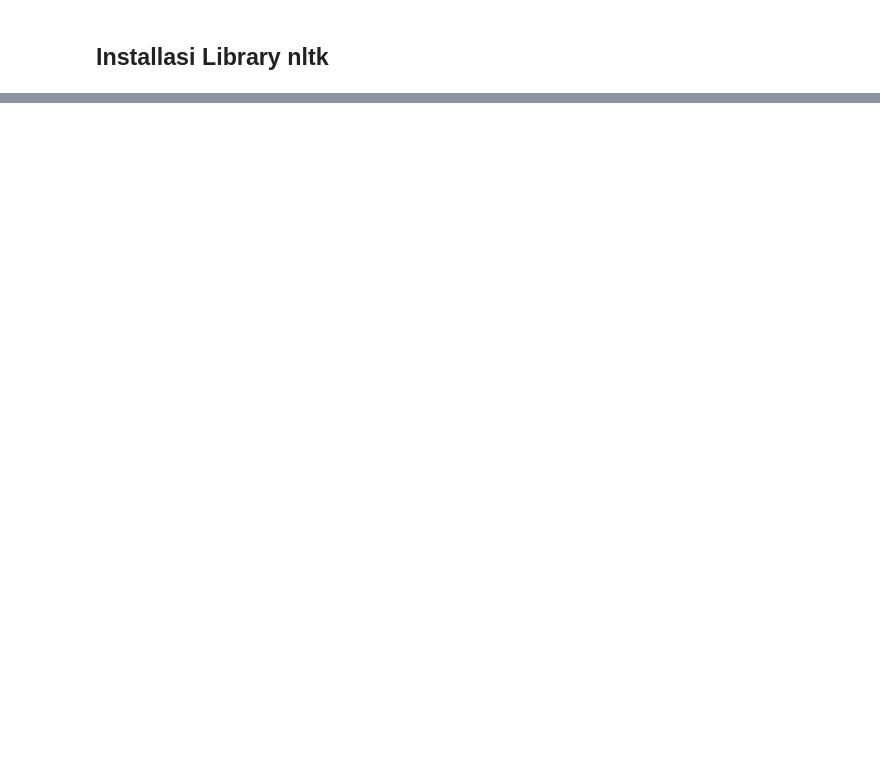
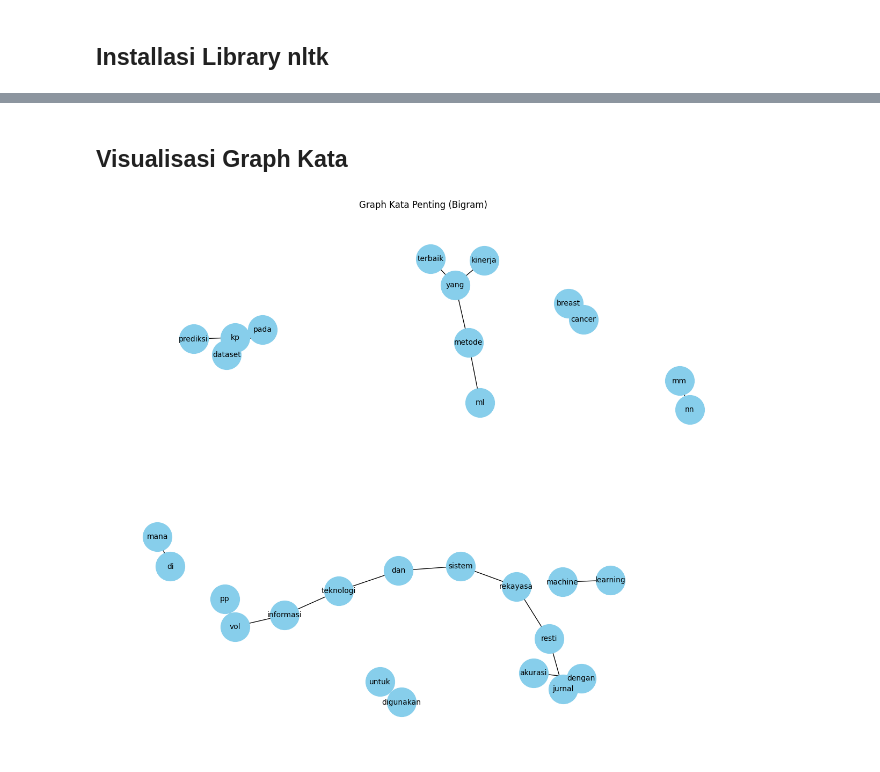
Before and after one commit to vaniaput/ppw, a Jupyter notebook: _sources/Tugas10_PPW_1.ipynb, the cells around one changed output, grey strips where cells are left out. Saved outputs shown, nothing was run; the diff lists cells and outputs as text; code cells hidden in the pictures; blank space fills up the shorter version.

```diff
--- a/_sources/Tugas10_PPW_1.ipynb
+++ b/_sources/Tugas10_PPW_1.ipynb
@@ -274,0 +118,12 @@ plt.show()
+# %%
+from sklearn.feature_extraction.text import TfidfVectorizer
+
+vectorizer = TfidfVectorizer(
+    ngram_range=(2,2),
+    stop_words='english',
+    max_features=100
+    )
+
+tfidf_matrix = vectorizer.fit_transform([clean_text])
+feature_names = vectorizer.get_feature_names_out()
+scores = tfidf_matrix.toarray()[0]
@@ -274,0 +132,10 @@ plt.show()
+# %%
+import pandas as pd
+
+tfidf_df = pd.DataFrame({
+    'Bigram': feature_names,
+    'Score': scores
+    })
+
+top_20 = tfidf_df.sort_values(by='Score', ascending=False).head(20)
+top_20
@@ -274,0 +164,8 @@ plt.show()
+# %%
+import networkx as nx
+
+G = nx.Graph()
+
+for _, row in top_20.iterrows():
+    w1, w2 = row['Bigram'].split()
+    G.add_edge(w1, w2, weight=row['Score'])
@@ -274,0 +211,18 @@ plt.show()
+# %% [markdown]
+## Visualisasi Graph Kata
+# %%
+import matplotlib.pyplot as plt
+
+plt.figure(figsize=(12,10))
+pos = nx.spring_layout(G, seed=42)
+
+nx.draw(G, pos,
+    with_labels=True,
+    node_size=1500,
+    node_color='skyblue',
+    font_size=10)
+
+plt.title("Graph Kata Penting (Bigram)")
+plt.show()
+# %% [output]
+[figure, added]
```
Also changed, not shown: parts of 40 cells of this notebook, 24 other files.
